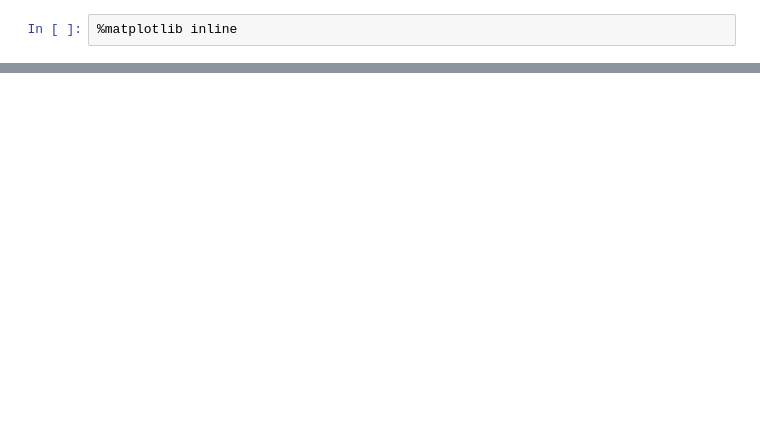
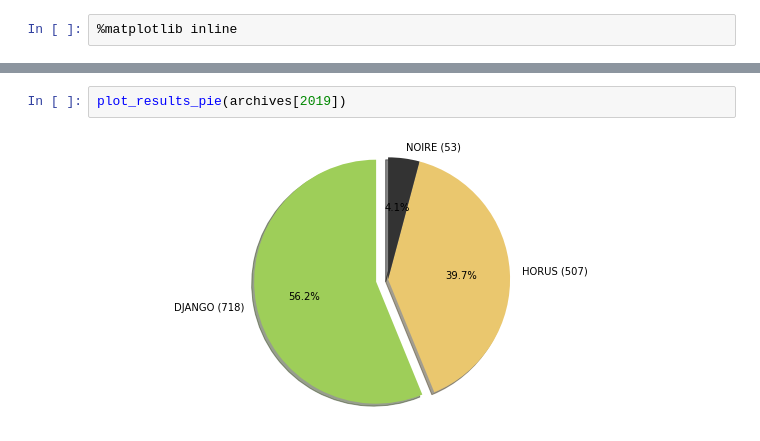
Before and after one commit to ClubNix/votix-data-esiee, a Jupyter notebook: notebooks/10-resultats-elections-bde.ipynb, the cells around one changed output, grey strips where cells are left out. Cells and saved outputs as stored; diff of their text form; blank space fills up the shorter version.

```diff
--- a/notebooks/10-resultats-elections-bde.ipynb
+++ b/notebooks/10-resultats-elections-bde.ipynb
@@ -26,0 +31,4 @@ plot_results(archives[2020]['candidates'])
+# %%
+plot_results_pie(archives[2019])
+# %% [output]
+[figure, added]
```
Also changed, not shown: parts of 15 cells of this notebook, 2 other files.
